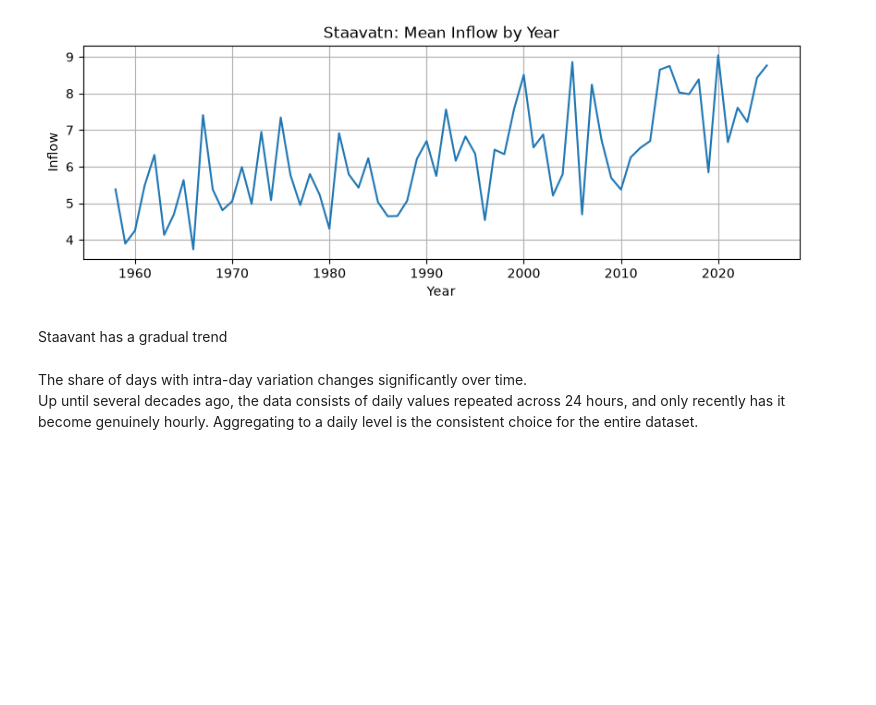
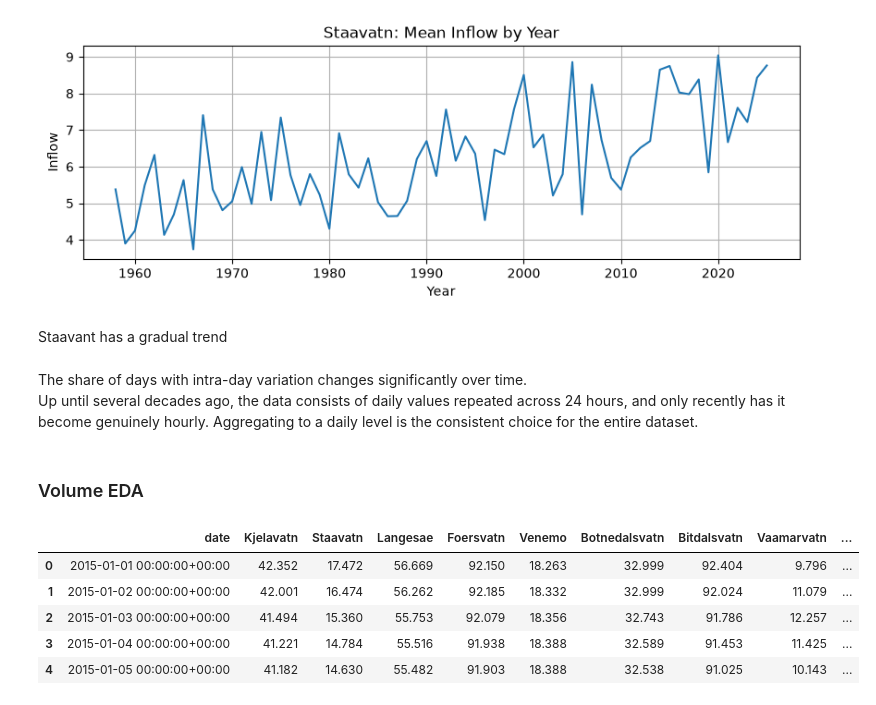
Before and after one commit to LukaAgostini/MMLP_project, a Jupyter notebook: notebook/EDA_Luca.ipynb, the cells around one changed output. Drawn from its saved outputs; the diff is of its cells as text; code cells hidden in the pictures; blank space fills up the shorter version.

```diff
--- a/notebook/EDA_Luca.ipynb
+++ b/notebook/EDA_Luca.ipynb
@@ -380,3 +380,16 @@ Staavant has a gradual trend
 The share of days with intra-day variation changes significantly over time.
 <br>
 Up until several decades ago, the data consists of daily values repeated across 24 hours, and only recently has it become genuinely hourly. Aggregating to a daily level is the consistent choice for the entire dataset.
+# %% [markdown]
+### Volume EDA
+# %%
+# loading the volume data
+volume = loader.volume_data.copy()
+volume.head()
+# %% [output]
+|  | date | Kjelavatn | Staavatn | Langesae | Foersvatn | Venemo | Botnedalsvatn | Bitdalsvatn | Vaamarvatn | ... |
+| 0 | 2015-01-01 00:00:00+00:00 | 42.352 | 17.472 | 56.669 | 92.150 | 18.263 | 32.999 | 92.404 | 9.796 | ... |
+| 1 | 2015-01-02 00:00:00+00:00 | 42.001 | 16.474 | 56.262 | 92.185 | 18.332 | 32.999 | 92.024 | 11.079 | ... |
+| 2 | 2015-01-03 00:00:00+00:00 | 41.494 | 15.360 | 55.753 | 92.079 | 18.356 | 32.743 | 91.786 | 12.257 | ... |
+| 3 | 2015-01-04 00:00:00+00:00 | 41.221 | 14.784 | 55.516 | 91.938 | 18.388 | 32.589 | 91.453 | 11.425 | ... |
+| 4 | 2015-01-05 00:00:00+00:00 | 41.182 | 14.630 | 55.482 | 91.903 | 18.388 | 32.538 | 91.025 | 10.143 | ... |
```
Also changed, not shown: parts of 16 cells of this notebook.
